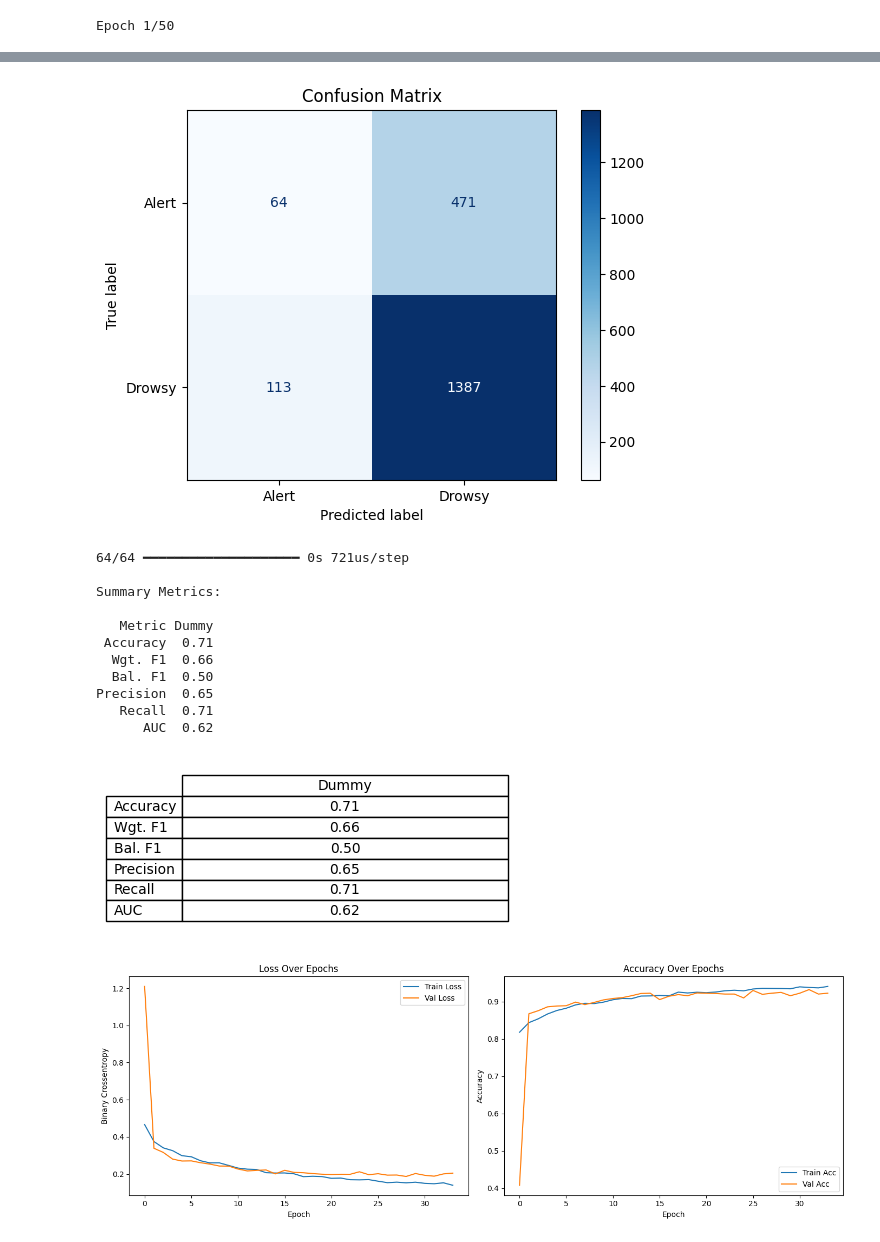
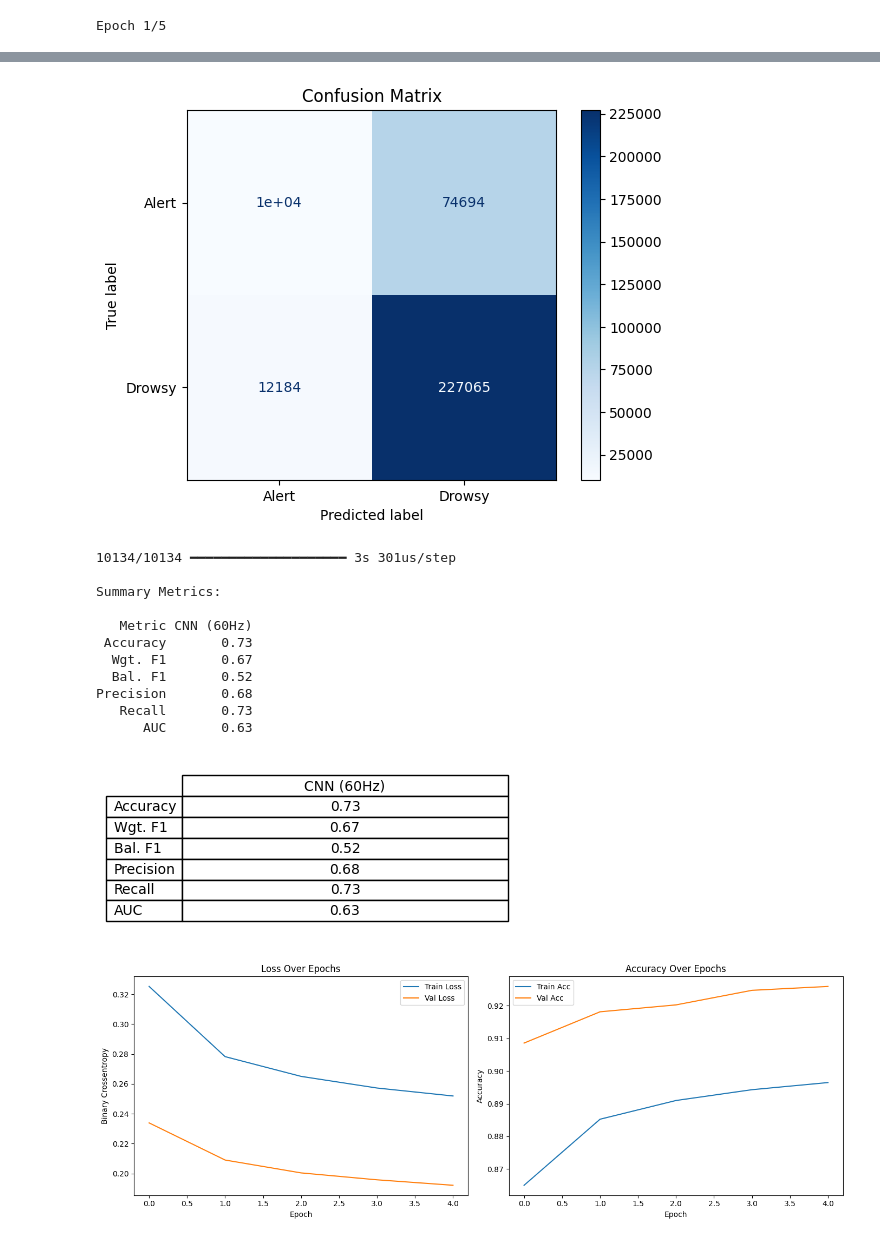
Before and after one commit to aaryan-nagpal1/Thesis, a Jupyter notebook: CNN_Implementation.ipynb, the cells around one changed output, grey strips where cells are left out. Saved outputs shown, nothing was run; the diff lists cells and outputs as text; code cells hidden in the pictures.

```diff
--- a/CNN_Implementation.ipynb
+++ b/CNN_Implementation.ipynb
@@ -141,8 +123,8 @@ from sklearn.metrics import classification_report
 # -----------------------------
 # Load and preprocess data
 # -----------------------------
-train_path = "Classification_Combined_Data/S1_S2_train_data.csv"
-test_path  = "Classification_Combined_Data/S1_S2_test_data.csv"
+train_path = "Classification_Combined_Data/S1_S2_train_data_60hz.csv"
+test_path  = "Classification_Combined_Data/S1_S2_test_data_60hz.csv"
 df = pd.read_csv(train_path)
 
 # Drop 1back and 2back
@@ -152,8 +134,31 @@ df = df[~df['Label'].isin(['1back', '2back'])].dropna(subset=['Label'])
 df['binary_label'] = df['Label'].apply(lambda x: 1 if x in ['Slight', 'Moderate', 'Very'] else 0)
 
 # Predictors and label
-features = ['EAR_mean_mean','MAR_inner_mean','MAR_outer_mean','AU01_r_mean','AU15_r_mean','AU25_r_mean','AU26_r_mean','AU45_r_mean','pose_Tx_mean','pose_Ty_mean','pose_Tz_mean','pose_Rx_mean','pose_Ry_mean','pose_Rz_mean','gaze_angle_x_mean','gaze_angle_y_mean','swAngle_mean','laneDevPosition_mean','laneDev_OffsetfrmLaneCentre_mean','speed_mean','EAR_mean_std','MAR_inner_std','MAR_outer_std','AU01_r_std','AU15_r_std','AU25_r_std','AU26_r_std','AU45_r_std','pose_Tx_std','pose_Ty_std','pose_Tz_std','pose_Rx_std','pose_Ry_std','pose_Rz_std','gaze_angle_x_std','gaze_angle_y_std','swAngle_std','laneDevPosition_std','laneDev_OffsetfrmLaneCentre_std','speed_std']
-X = df[features]
+# features = ['EAR_mean_mean','MAR_inner_mean','MAR_outer_mean','AU01_r_mean','AU15_r_mean','AU25_r_mean','AU26_r_mean','AU45_r_mean','pose_Tx_mean','pose_Ty_mean','pose_Tz_mean','pose_Rx_mean','pose_Ry_mean','pose_Rz_mean','gaze_angle_x_mean','gaze_angle_y_mean','swAngle_mean','laneDevPosition_mean','laneDev_OffsetfrmLaneCentre_mean','speed_mean','EAR_mean_std','MAR_inner_std','MAR_outer_std','AU01_r_std','AU15_r_std','AU25_r_std','AU26_r_std','AU45_r_std','pose_Tx_std','pose_Ty_std','pose_Tz_std','pose_Rx_std','pose_Ry_std','pose_Rz_std','gaze_angle_x_std','gaze_angle_y_std','swAngle_std','laneDevPosition_std','laneDev_OffsetfrmLaneCentre_std','speed_std']
+features = [
+    "EAR_mean",
+    "MAR_inner",
+    "MAR_outer",
+    "AU01_r",
+    "AU15_r",
+    "AU25_r",
+    "AU26_r",
+    "AU45_r",
+    "pose_Tx",
+    "pose_Ty",
+    "pose_Tz",
+    "pose_Rx",
+    "pose_Ry",
+    "pose_Rz",
+    "gaze_angle_x",
+    "gaze_angle_y",
+    "swAngle",
+    "laneDevPosition",
+    "laneDev_OffsetfrmLaneCentre",
+    "speed",
+]
+
+X= df[features]
 y = df['binary_label'].values
 
 # Scale and reshape
@@ -202,7 +207,7 @@ model.compile(optimizer=Adam(learning_rate=1e-3), loss='binary_crossentropy', me
 # -----------------------------
 history = model.fit(
     X_train, y_train,
-    epochs=50,
+    epochs=5,
     batch_size=32,
     validation_data=(X_val, y_val),
     callbacks=[EarlyStopping(monitor='val_loss', patience=5, restore_best_weights=True)],
@@ -252,7 +257,7 @@ vals = [
 ]
 
 # Change column name if you want (screenshot uses "Dummy")
-col_name = "Dummy"
+col_name = "CNN (60Hz)"
 
 summary_df = pd.DataFrame({ "Metric": metrics, col_name: vals })
 print("\nSummary Metrics:\n")
@@ -296,4 +301,4 @@ plt.legend()
 plt.tight_layout()
 plt.show()
 # %% [output]
-Epoch 1/50
+Epoch 1/5
@@ -317,17 +317,17 @@ Test Loss: 1.1487, Test Accuracy: 0.7130
-[figure, old version]
+[figure, new version]
-64/64 ━━━━━━━━━━━━━━━━━━━━ 0s 721us/step
+10134/10134 ━━━━━━━━━━━━━━━━━━━━ 3s 301us/step
 
 Summary Metrics:
 
-   Metric Dummy
- Accuracy  0.71
-  Wgt. F1  0.66
-  Bal. F1  0.50
-Precision  0.65
-   Recall  0.71
-      AUC  0.62
+   Metric CNN (60Hz)
+ Accuracy       0.73
+  Wgt. F1       0.67
+  Bal. F1       0.52
+Precision       0.68
+   Recall       0.73
+      AUC       0.63
-[figure, old version]
+[figure, new version]
-[figure, old version]
+[figure, new version]
 # %%
 import numpy as np
 import pandas as pd
```
Also changed, not shown: parts of 5 cells of this notebook, 3 other files.
